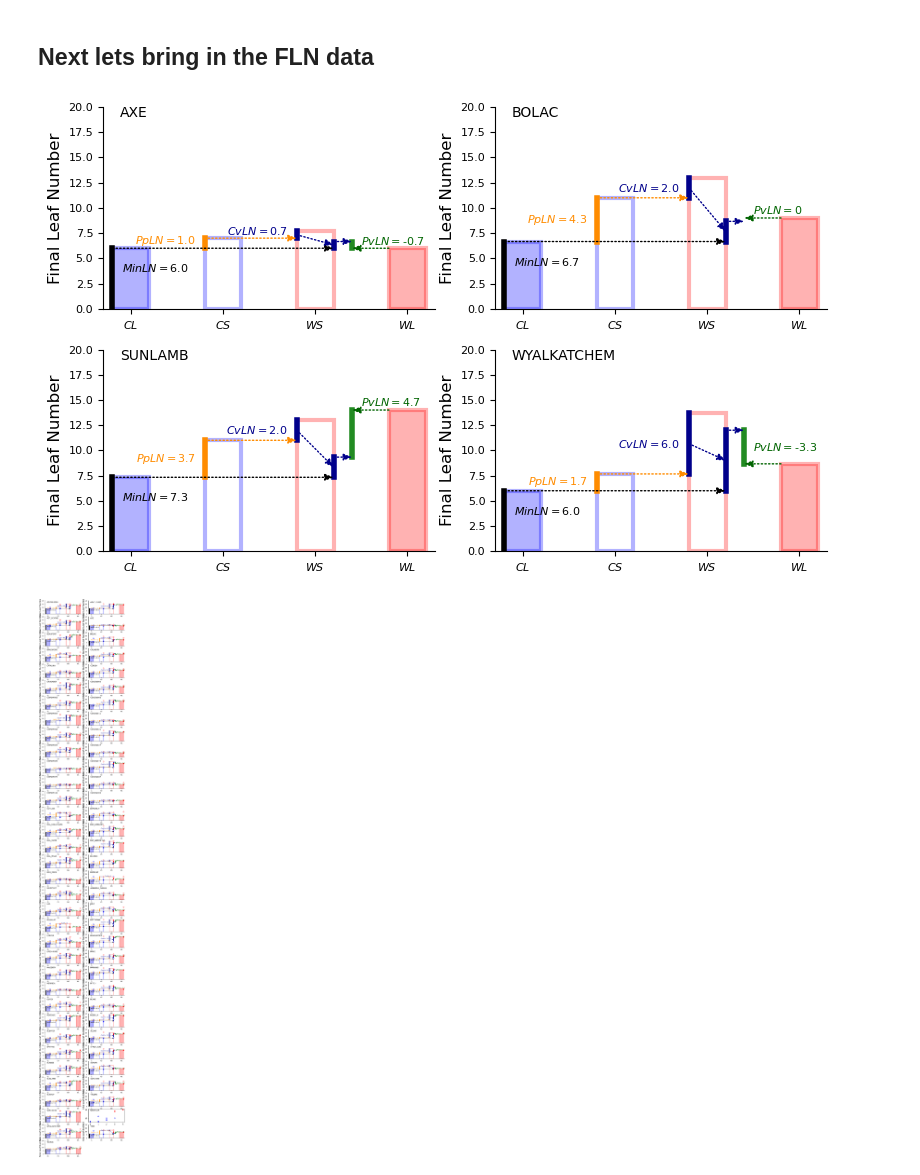
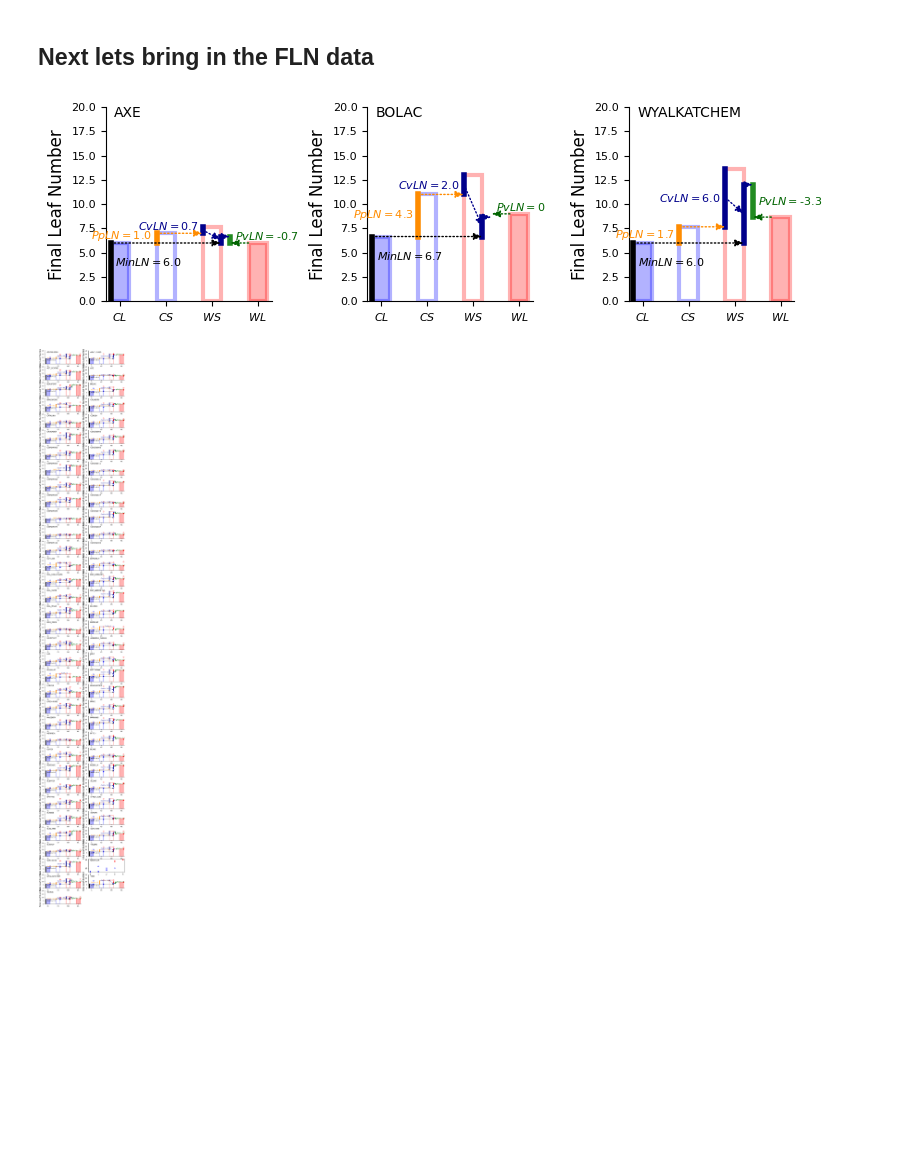
Before and after one commit to HamishBrownPFR/CAMP, a Jupyter notebook: DataAnalysis/FLNBloomfield.ipynb, the cells around one changed output. Drawn from its saved outputs; the diff is of its cells as text; code cells hidden in the pictures; blank space fills up the shorter version.

```diff
--- a/DataAnalysis/FLNBloomfield.ipynb
+++ b/DataAnalysis/FLNBloomfield.ipynb
@@ -228,28 +228,28 @@ def MakeGenotypeBarPlot(Geno,Axis):
 #Sunlanm - positive
 #Axe - little response
 FLNegs = pd.DataFrame(columns = ['CL','WL','CS','WS'])
-for c in ['AXE','BOLAC','SUNLAMB','WYALKATCHEM']:
+for c in ['AXE','BOLAC','WYALKATCHEM']:
     FLNegs.loc[c,:] = FLNData.loc[(slice(None),slice(None),c),'Value'].groupby(['Photoperiod','VegPhaseTemp']).mean().values
 #FLNegs.to_pickle('FLNegs.pkl')
 # %%
-Fig = plt.figure(figsize=(8, 5))
+Fig = plt.figure(figsize=(8, 2.5))
 pos=1
 for c in FLNegs.index:
     WL = FLNegs.loc[c,'WL']
     CL = FLNegs.loc[c,'CL']
     WS = FLNegs.loc[c,'WS']
     CS = FLNegs.loc[c,'CS']
-    Axis = Fig.add_subplot(2,2,pos)
+    Axis = Fig.add_subplot(1,3,pos)
     camp.plotFLNs(CL, CS, WS, WL,Axis,8,20)
     camp.plotLNlines(CL, CS, WS, WL,8)
     plt.text(0.05,0.95,c,transform=Axis.transAxes)
     pos+=1
 
 plt.tight_layout()
 #Fig.savefig('C:\\Users\\cflhxb\\Dropbox\\WheatFlowering\\Fig1.jpg',format='jpg',dpi=300,bbox_inches="tight")
 Fig.patch.set_facecolor('white')
 # %% [output]
-[figure, old version]
+[figure, new version]
 # %%
 Fig = plt.figure(figsize=(8, 80))
 Pos = 1
```
Also changed, not shown: parts of 2 cells of this notebook, 16 other files.
